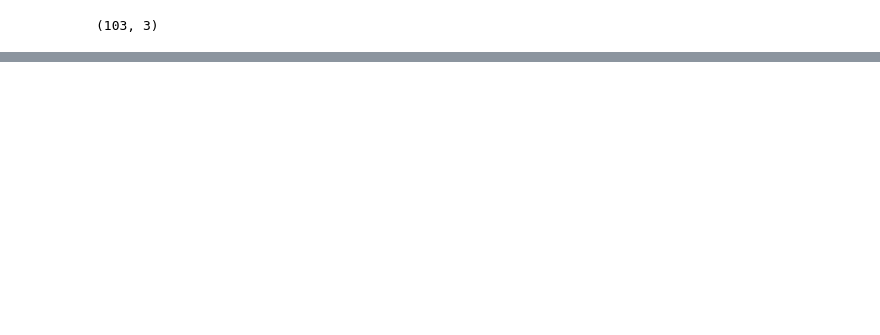
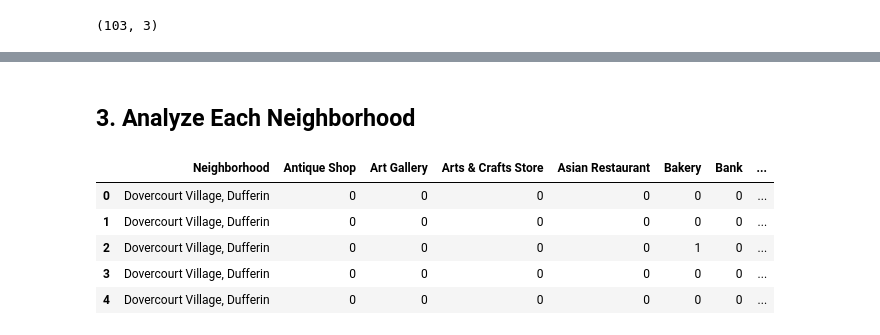
Before and after one commit to ChenZheng17/-Coursera_Capstone, a Jupyter notebook: Segmenting and Clustering Neighborhoods in Toronto.ipynb, the cells around one changed output, grey strips where cells are left out. Saved outputs shown, nothing was run; the diff lists cells and outputs as text; code cells hidden in the pictures; blank space fills up the shorter version.

```diff
--- a/Segmenting and Clustering Neighborhoods in Toronto.ipynb
+++ b/Segmenting and Clustering Neighborhoods in Toronto.ipynb
@@ -192,0 +283,3 @@ geodata1.head()
+# %%
+WestToronto_data = neighborhoods[neighborhoods['Borough'] == 'West Toronto'].reset_index(drop=True)
+WestToronto_data.head()
@@ -192,0 +535,21 @@ geodata1.head()
+# %% [markdown]
+## 3. Analyze Each Neighborhood
+# %%
+# one hot encoding
+WestToronto_onehot = pd.get_dummies(WestToronto_venues[['Venue Category']], prefix="", prefix_sep="")
+
+# add neighborhood column back to dataframe
+WestToronto_onehot['Neighborhood'] = WestToronto_venues['Neighborhood']
+
+# move neighborhood column to the first column
+fixed_columns = [WestToronto_onehot.columns[-1]] + list(WestToronto_onehot.columns[:-1])
+WestToronto_onehot = WestToronto_onehot[fixed_columns]
+
+WestToronto_onehot.head()
+# %% [output]
+|  | Neighborhood | Antique Shop | Art Gallery | Arts & Crafts Store | Asian Restaurant | Bakery | Bank | ... |
+| 0 | Dovercourt Village, Dufferin | 0 | 0 | 0 | 0 | 0 | 0 | ... |
+| 1 | Dovercourt Village, Dufferin | 0 | 0 | 0 | 0 | 0 | 0 | ... |
+| 2 | Dovercourt Village, Dufferin | 0 | 0 | 0 | 0 | 1 | 0 | ... |
+| 3 | Dovercourt Village, Dufferin | 0 | 0 | 0 | 0 | 0 | 0 | ... |
+| 4 | Dovercourt Village, Dufferin | 0 | 0 | 0 | 0 | 0 | 0 | ... |
```
Also changed, not shown: parts of 70 cells of this notebook.
